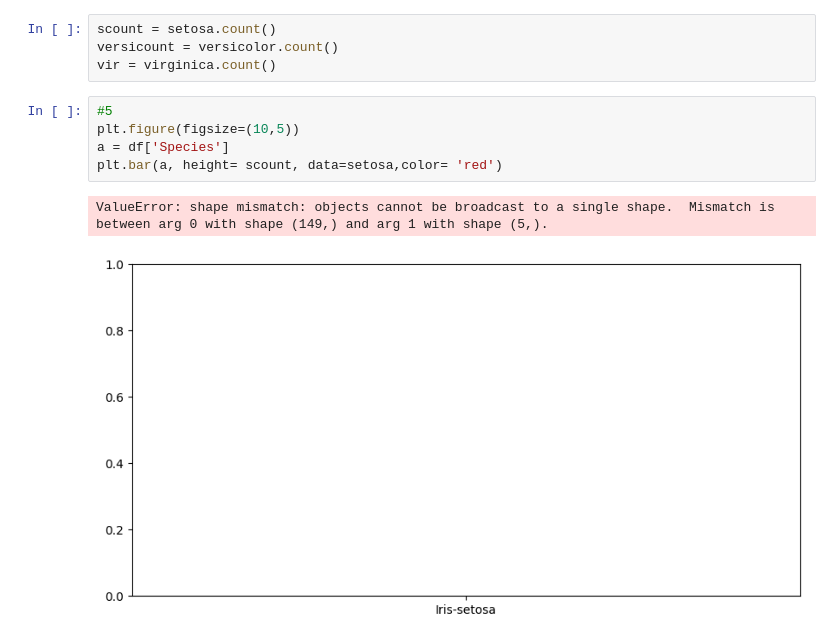
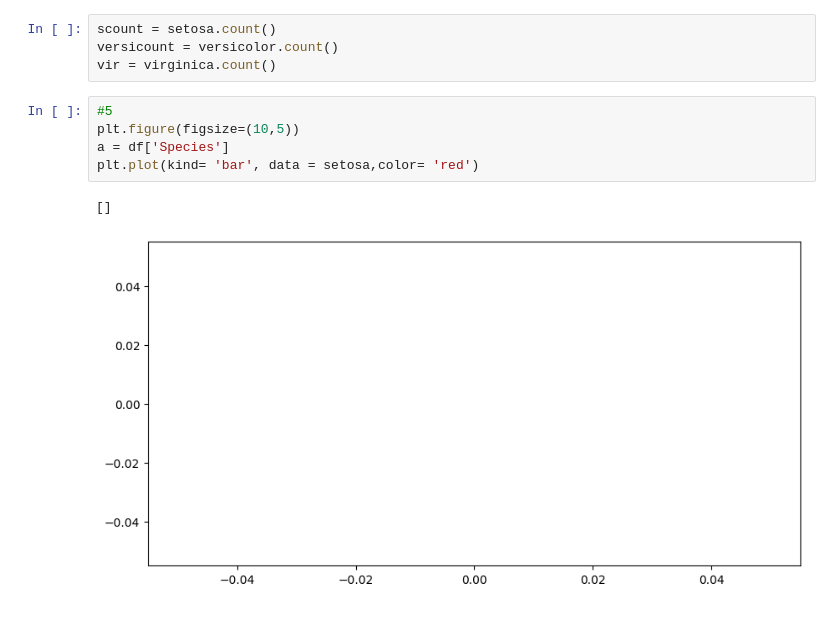
Before and after one commit to Srishti36912/python, a Jupyter notebook: practice.ipynb, the cells around one changed output. Cells and saved outputs as stored; diff of their text form.

```diff
--- a/practice.ipynb
+++ b/practice.ipynb
@@ -1161,8 +1161,8 @@ vir = virginica.count()
 # %%
 #5
 plt.figure(figsize=(10,5))
 a = df['Species']
-plt.bar(a, height= scount, data=setosa,color= 'red')
+plt.plot(kind= 'bar', data = setosa,color= 'red')
 # %% [output]
-ValueError: shape mismatch: objects cannot be broadcast to a single shape.  Mismatch is between arg 0 with shape (149,) and arg 1 with shape (5,).
+[]
-[figure, old version]
+[figure, new version]
```
